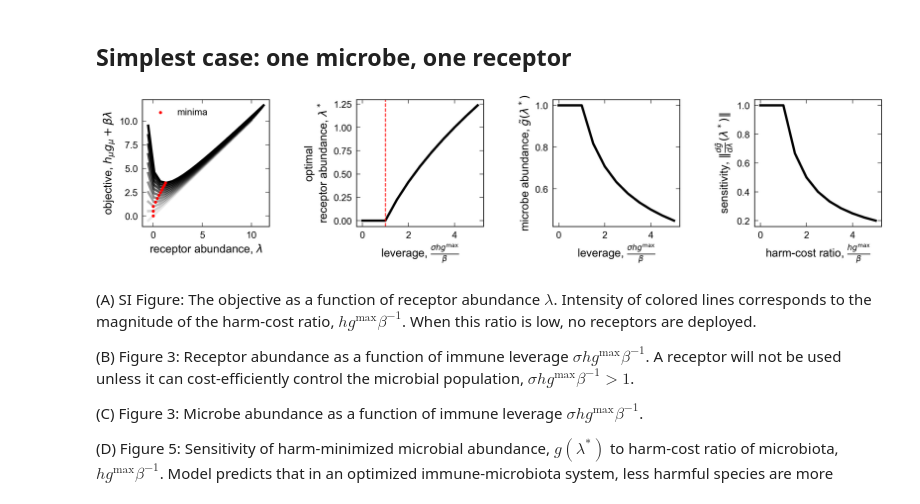
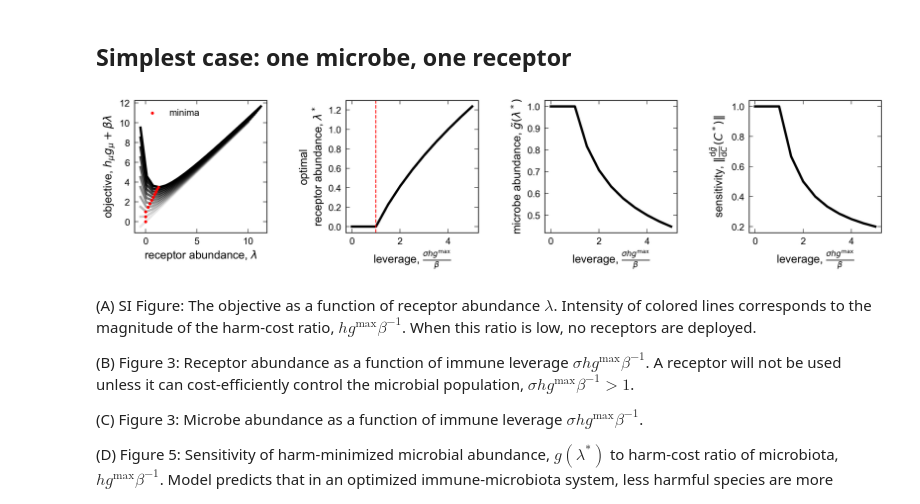
Before and after one commit to obinna-ukogu/gutimmune, a Jupyter notebook: explore-microbiome-genetic-structure.ipynb, the cells around one changed output. Drawn from its saved outputs; the diff is of its cells as text; code cells hidden in the pictures.

Commit message:
Updated figures for draft.

```diff
--- a/explore-microbiome-genetic-structure.ipynb
+++ b/explore-microbiome-genetic-structure.ipynb
@@ -61,7 +61,7 @@ def single_receptor(beta, sigma = 1, h = 1.0, n = 1.0):
 ## Simplest case: one microbe, one receptor
 # %%
 # Plot numerical values and analytic values verus beta
-fig, (ax1, ax2, ax3, ax4) = plt.subplots(1, 4, dpi = 150, figsize=(12, 2.5), layout='constrained')
+fig, (ax1, ax2, ax3, ax4) = plt.subplots(1, 4, dpi = 150, figsize=(12, 2.60), layout='constrained')
 
 sigma = np.ones(1)
 hs = np.linspace(0, 5, 11)
@@ -77,36 +77,36 @@ for i, p in enumerate(hs):
 
     ax1.plot(ls, np.array([objective(j, 1.0, sigma, np.array([p]), n, np.zeros(1)) for j in ls]), 'k', alpha = (i + 1)/len(hs), **kwargs)
     ax1.scatter(res.x, res.fun, color = 'red', s = 5, zorder = 2, label = "minima" if i == 0 else '')
 
 l_opts = np.array([single_receptor(n=j, beta = 1.0) for j in hs])
 ax2.plot(hs, l_opts, color = 'black',label = "analytic", **kwargs)
 ax2.axvline(x = 1.0, color = 'red', ls = '--')
 #ax1.title.set_text(r'one microbe, one receptor')
 
 ax3.plot(hs, 1/(1 + sigma*l_opts), color = 'black',label = "analytic", **kwargs)
 
-ax4.plot(hs, np.abs(-sigma/(1 + sigma*l_opts)**2), color = 'black',label = "analytic", **kwargs)
+ax4.plot(hs, np.abs(-1/(1 + sigma*l_opts)**2), color = 'black',label = "analytic", **kwargs)
 
 ax1.set(xlabel=r'receptor abundance, $\lambda$',ylabel=r'objective, $h_\mu g_\mu + \beta \lambda$')
 ax1.legend()
 ax1.minorticks_off()
 ax1.set_box_aspect(1)
 
 ax2.set(ylabel='optimal\n'+r'receptor abundance, $\lambda^*$', xlabel=r'leverage, $\frac{\sigma hg^\text{max}}{\beta}$')
 ax2.minorticks_off()
 ax2.set_box_aspect(1)
 
 ax3.set(ylabel=r'microbe abundance, $\tilde{g}(\lambda^*)$', xlabel=r'leverage, $\frac{\sigma hg^\text{max}}{\beta}$')
 ax3.minorticks_off()
 ax3.set_box_aspect(1)
 
-ax4.set(ylabel=r'sensitivity, $\|\frac{d\tilde{g}}{d\lambda}(\lambda^*)\|$', xlabel=r'harm-cost ratio, $\frac{hg^\text{max}}{\beta}$')
+ax4.set(ylabel=r'sensitivity, $\|\frac{{\rm d}\tilde{g}}{{\rm d}C}(C^*)\|$', xlabel=r'leverage, $\frac{\sigma hg^\text{max}}{\beta}$')
 ax4.minorticks_off()
 ax4.set_box_aspect(1)
 
 fig.savefig('_figs/fig3and5_one_microbe_one_receptor'+'.pdf', dpi=300, bbox_inches='tight')
 # %% [output]
-[figure, old version]
+[figure, new version]
 # %% [markdown]
 (A) SI Figure: The objective as a function of receptor abundance $\lambda$. Intensity of colored lines corresponds to the magnitude of the harm-cost ratio, $hg^\text{max}\beta^{-1}$. When this ratio is low, no receptors are deployed.
 
```
Also changed, not shown: parts of 1 cell of this notebook, 43 other files.
